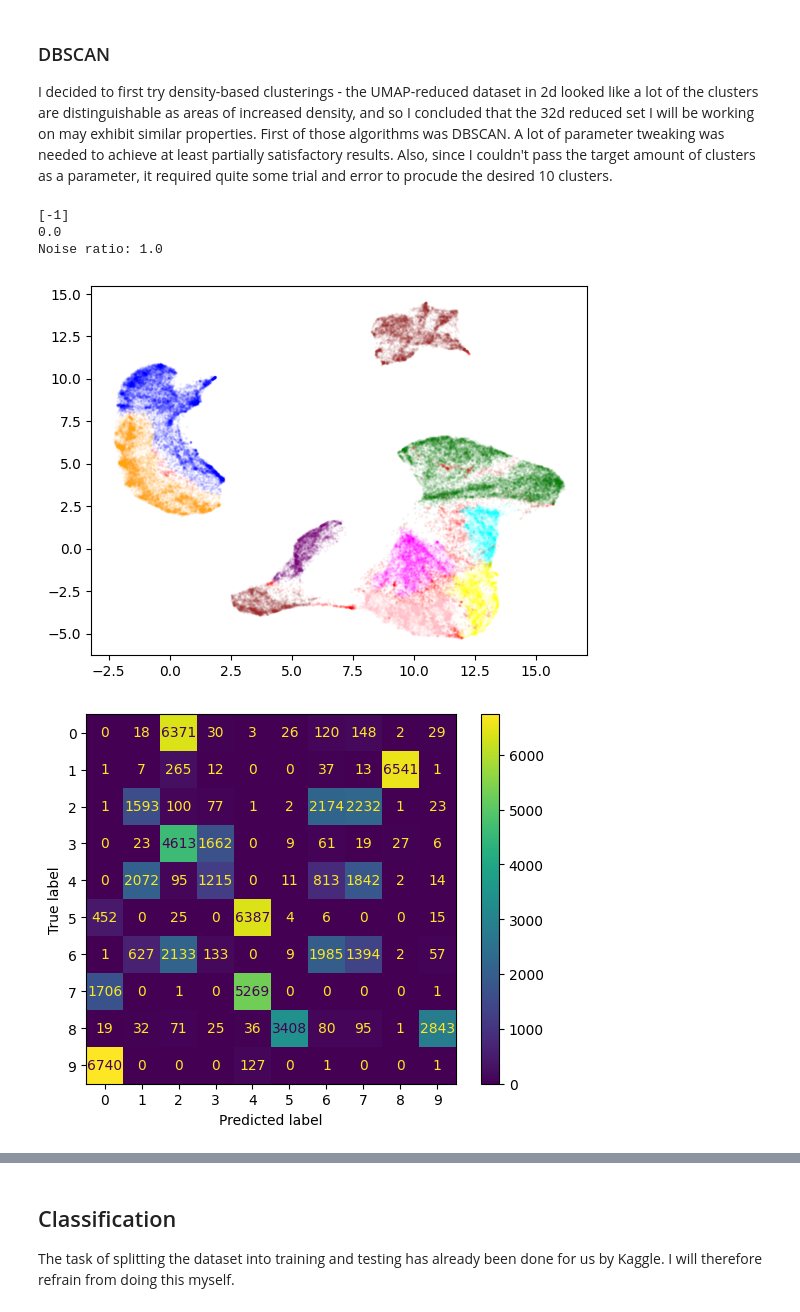
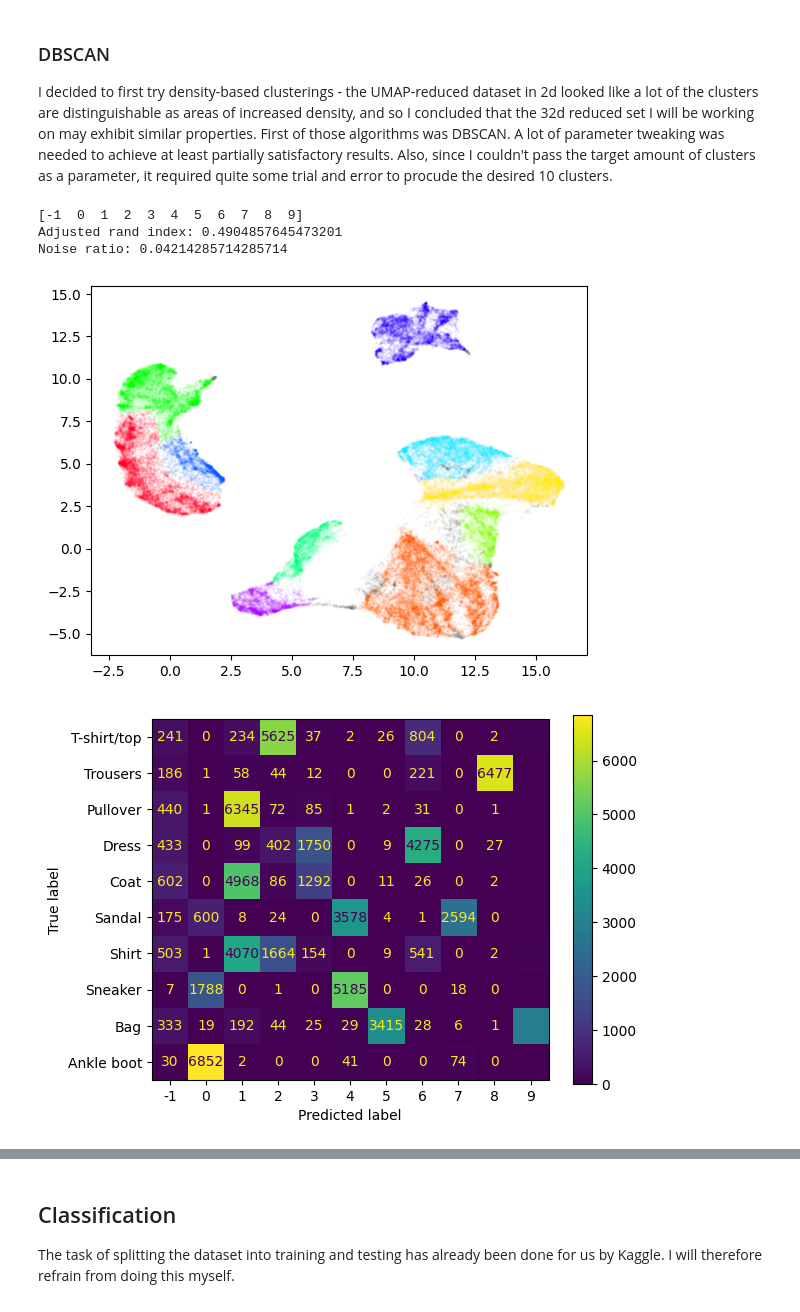
Before and after one commit to frun36/fods-fashion-mnist, a Jupyter notebook: fashion_mnist.ipynb, the cells around one changed output, grey strips where cells are left out. Drawn from its saved outputs; the diff is of its cells as text; code cells hidden in the pictures.

```diff
--- a/fashion_mnist.ipynb
+++ b/fashion_mnist.ipynb
@@ -248,18 +268,20 @@ I found the results a little bit surprising, especially the fact that the 2d UMA
 # %%
 def plot_clusters(points, cluster_labels, df_mask):
-    colors = ['red', 'orange', 'yellow', 'green', 'cyan', 'blue', 'purple', 'magenta', 'pink', 'brown']
-    cmap = ListedColormap(colors)
+    max_label = np.max(cluster_labels)
+    colors = np.array([plt.cm.gist_rainbow(label / (max_label + 1)) if label >= 0 else [0.5, 0.5, 0.5, 1.0] for label in cluster_labels])
 
-    plt.scatter(points[:, 0], points[:, 1], c=cluster_labels, cmap=cmap, s=1, alpha=0.04/(np.sum(df_mask)/len(df_mask)))
+    plt.scatter(points[:, 0], points[:, 1], c=colors, s=1, alpha=0.04/(np.sum(df_mask)/len(df_mask)))
     plt.show()
 
-def plot_contingency_matrix(true_labels, predicted_labels):
+def plot_contingency_matrix(true_labels, predicted_labels, noise=False):
     m = contingency_matrix(true_labels, predicted_labels)
-    disp = ConfusionMatrixDisplay(m)
+    disp = ConfusionMatrixDisplay(m, display_labels=labels)
     disp.plot()
+    x_ticks = [i for i in range(len(np.unique(predicted_labels)))]
+    x_labels = [i - (1 if noise else 0) for i in range(len(np.unique(predicted_labels)))]
+    plt.xticks(ticks=x_ticks, labels=x_labels)
     plt.show()
 
-# plot_2d(reduced_umap, df_mask)
 plot_clusters(reduced_umap, kmeans.labels_, df_mask_all)
 plot_contingency_matrix(df['label'], kmeans.labels_)
 # %% [output]
@@ -296,21 +320,20 @@ I decided to first try density-based clusterings - the UMAP-reduced dataset in 2
 # %%
 from sklearn.cluster import DBSCAN
 
-dbscan = DBSCAN(eps=0.52, min_samples=330)
-dbscan.fit(reduced_umap_cluster) # 0.46; 3.6s
+dbscan = DBSCAN(eps=0.66, min_samples=605)
+dbscan.fit(reduced_umap_cluster) # 0.49; 3.7s
 
 print(np.unique(dbscan.labels_))
-
-print(adjusted_rand_score(df['label'], dbscan.labels_))
+print(f"Adjusted rand index: {adjusted_rand_score(df['label'], dbscan.labels_)}")
 print(f"Noise ratio: {(dbscan.labels_ == -1).sum() / len(dbscan.labels_)}")
 # %% [output]
-[-1]
-0.0
-Noise ratio: 1.0
+[-1  0  1  2  3  4  5  6  7  8  9]
+Adjusted rand index: 0.4904857645473201
+Noise ratio: 0.04214285714285714
 # %%
 plot_clusters(reduced_umap[df_mask_all], dbscan.labels_, df_mask_all)
-plot_contingency_matrix(df['label'][dbscan.labels_ != -1], dbscan.labels_[dbscan.labels_ != -1])
+plot_contingency_matrix(df['label'], dbscan.labels_, noise=True)
 # %% [output]
-[figure, old version]
+[figure, new version]
-[figure, old version]
+[figure, new version]
 # %% [markdown]
```
Also changed, not shown: parts of 33 cells of this notebook.
